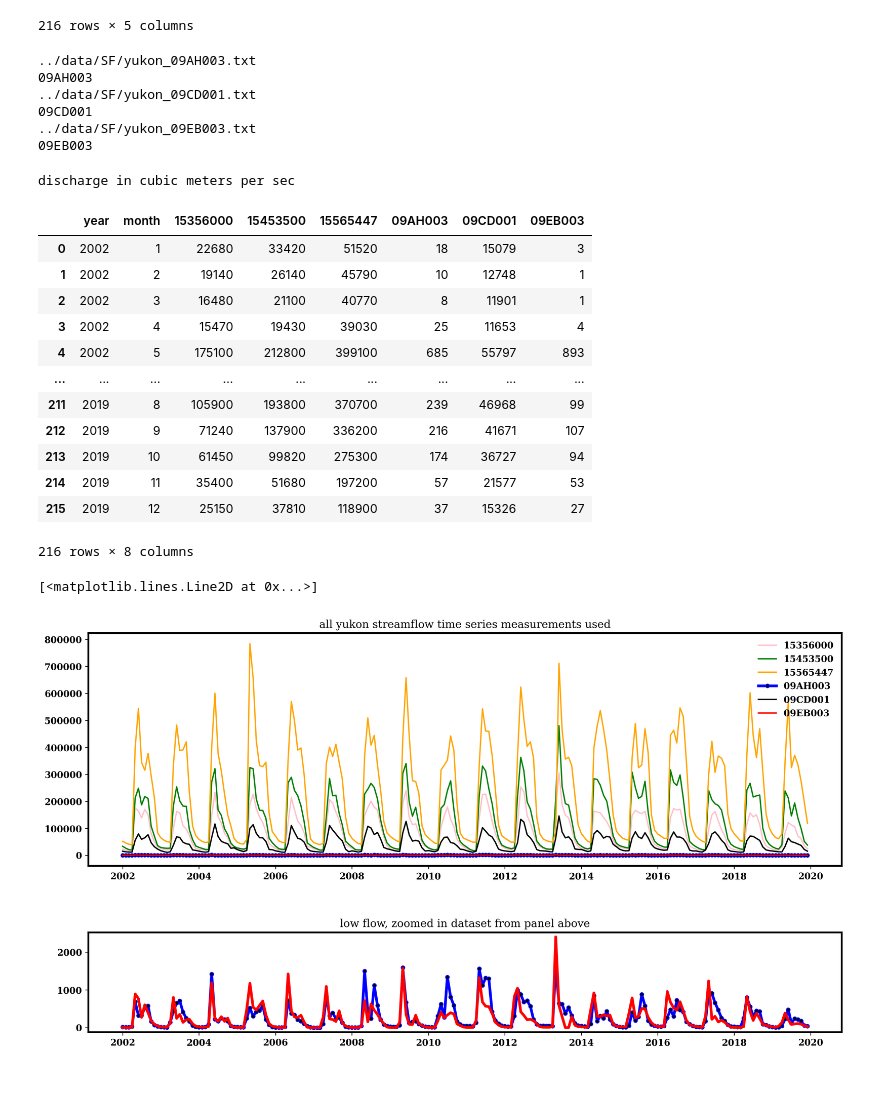
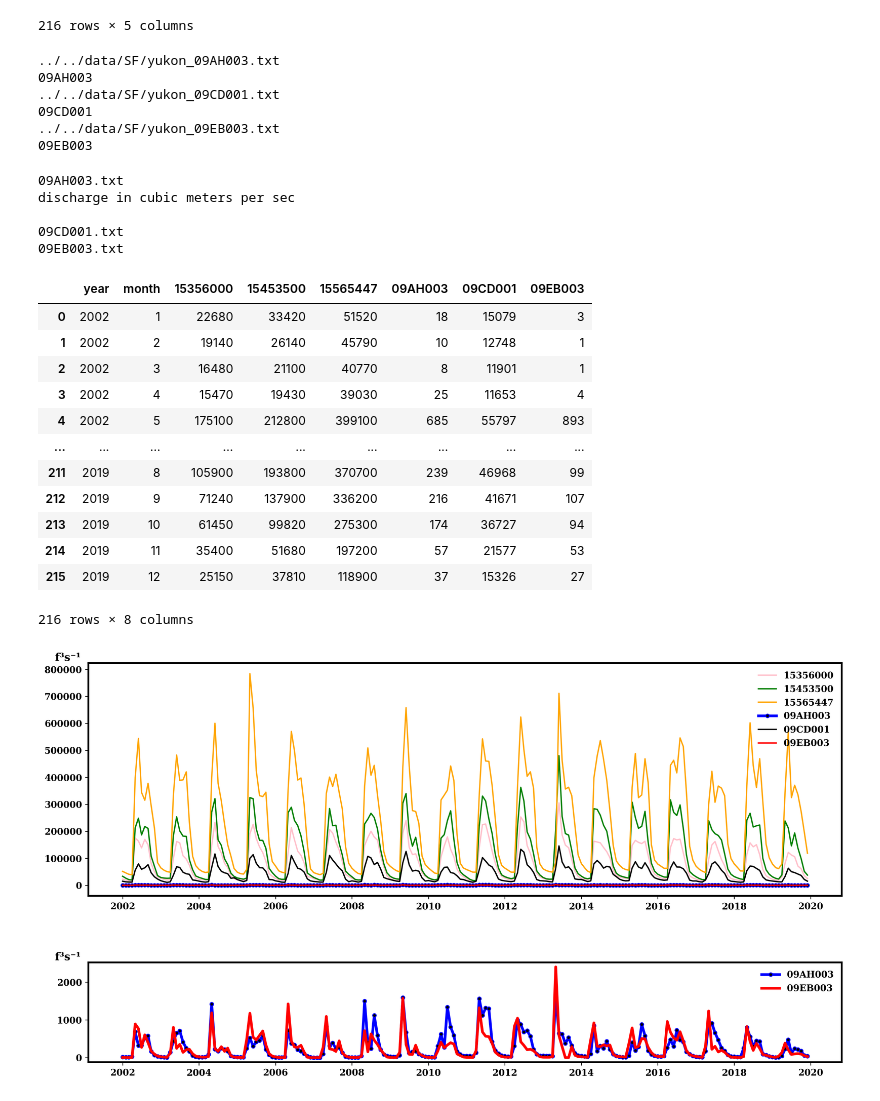
Before and after one commit to albertlarson/f2f_holistic, a Jupyter notebook: scripts/ET/2b_prep_SF_yukon.ipynb, the cells around one changed output. Cells and saved outputs as stored; diff of their text form; code cells hidden in the pictures.

```diff
--- a/scripts/ET/2b_prep_SF_yukon.ipynb
+++ b/scripts/ET/2b_prep_SF_yukon.ipynb
@@ -15,7 +15,7 @@ plt.rcParams['legend.framealpha'] = 0
 def e(x):
     return enumerate(x)
 # %%
-colum = g('../data/SF/yukon_1*')
+colum = g('../../data/SF/yukon_1*')
 for x in sorted(colum):
     print(x)
 # %% [output]
@@ -48,9 +48,9 @@ for idx,i in e(colum):
 
 c = pd.DataFrame(b,columns=['year',
                             'month',
-                            f'{colum[0][17:-4]}',
-                            f'{colum[1][17:-4]}',
-                            f'{colum[2][17:-4]}',
+                            f'{colum[0][20:-4]}',
+                            f'{colum[1][20:-4]}',
+                            f'{colum[2][20:-4]}',
                            ]
                 )
 c
@@ -70,17 +70,17 @@ discharge in cubic meters per sec
 | 215 | 2019 | 12 | 25150 | 37810 | 118900 |
 216 rows × 5 columns
 # %%
-q = g('../data/SF/*09*')
+q = g('../../data/SF/*09*')
 
 for i in q:
     print(i)
-    print(i[17:-4])
+    print(i[20:-4])
 # %% [output]
-../data/SF/yukon_09AH003.txt
+../../data/SF/yukon_09AH003.txt
 09AH003
-../data/SF/yukon_09CD001.txt
+../../data/SF/yukon_09CD001.txt
 09CD001
-../data/SF/yukon_09EB003.txt
+../../data/SF/yukon_09EB003.txt
 09EB003
 # %%
 
@@ -88,6 +88,7 @@ times = np.arange(np.datetime64('2002-01'),
                   np.datetime64('2019-12') + np.timedelta64(1, 'M'), np.timedelta64(1, 'M'))
 
 for idx,i in e(q):
+    print(i[20:])
     p = []
     with open(i) as f:
         if idx == 0:
@@ -111,10 +112,14 @@ for idx,i in e(q):
         # print(oxo,x)
 
 
-    c[f'{str(i[17:-4])}'] = np.int64(np.float32(o[:,2]) * 35.3147)
+    c[f'{str(i[20:-4])}'] = np.int64(np.float32(o[:,2]) * 35.3147)
 c
 # %% [output]
+09AH003.txt
 discharge in cubic meters per sec
+
+09CD001.txt
+09EB003.txt
 |  | year | month | 15356000 | 15453500 | 15565447 | 09AH003 | 09CD001 | 09EB003 |
 | 0 | 2002 | 1 | 22680 | 33420 | 51520 | 18 | 15079 | 3 |
 | 1 | 2002 | 2 | 19140 | 26140 | 45790 | 10 | 12748 | 1 |
@@ -131,30 +136,42 @@ discharge in cubic meters per sec
 # %%
 times = np.arange(np.datetime64('2002-01'),
                   np.datetime64('2019-12') + np.timedelta64(1, 'M'), np.timedelta64(1, 'M'))
 
 fig = plt.figure(figsize=(15,8))
 gs = gridspec.GridSpec(nrows=2,ncols=1,hspace=.4,width_ratios=[1],height_ratios=[.7,.3])
 
 fig.add_subplot(gs[0,0])
 
 colorchoice = ['gray','purple','pink','green','orange','blue','black','red']
 
 for i in range(2,8):
-    plt.title('all yukon streamflow time series measurements used')
+    # plt.title('all yukon streamflow time series measurements used')
     if i == 5:
         plt.plot(times,np.float32(c.iloc[:,i]),color=colorchoice[i],markerfacecolor='black',markersize=4,marker='o',linewidth=3)
     elif i == 7:
         y = np.float32(c.iloc[:,i])
         y = np.where(y<0,0,y)
         plt.plot(times,y,color=colorchoice[i])
     else:
         plt.plot(times,np.float32(c.iloc[:,i]),color=colorchoice[i])
 plt.legend(c.columns[2:])
 
+ax = plt.gca()
+plt.ylabel('f³s⁻¹',loc='top',rotation=0,fontweight='bold',fontsize=12)
+ax.yaxis.set_label_coords(-0.01,1.0)
+
+
+
 fig.add_subplot(gs[1,0])
-plt.title('low flow, zoomed in dataset from panel above')
+# plt.title('low flow, zoomed in dataset from panel above')
 plt.plot(times,np.float32(c.iloc[:,5]),color=colorchoice[5],markerfacecolor='black',markersize=4,marker='o',linewidth=3)
 plt.plot(times,y,color=colorchoice[7],linewidth=3)
+plt.legend([c.columns[5],c.columns[7]])
+
+
+ax = plt.gca()
+plt.ylabel('f³s⁻¹',loc='top',rotation=0,fontweight='bold',fontsize=12)
+ax.yaxis.set_label_coords(-0.01,1.0)
+plt.savefig('../../data/yukon_sf.png',bbox_inches='tight')
 # %% [output]
-[<matplotlib.lines.Line2D at 0x...>]
-[figure, old version]
+[figure, new version]
```
Also changed, not shown: parts of 1 cell of this notebook, 2 other files.
